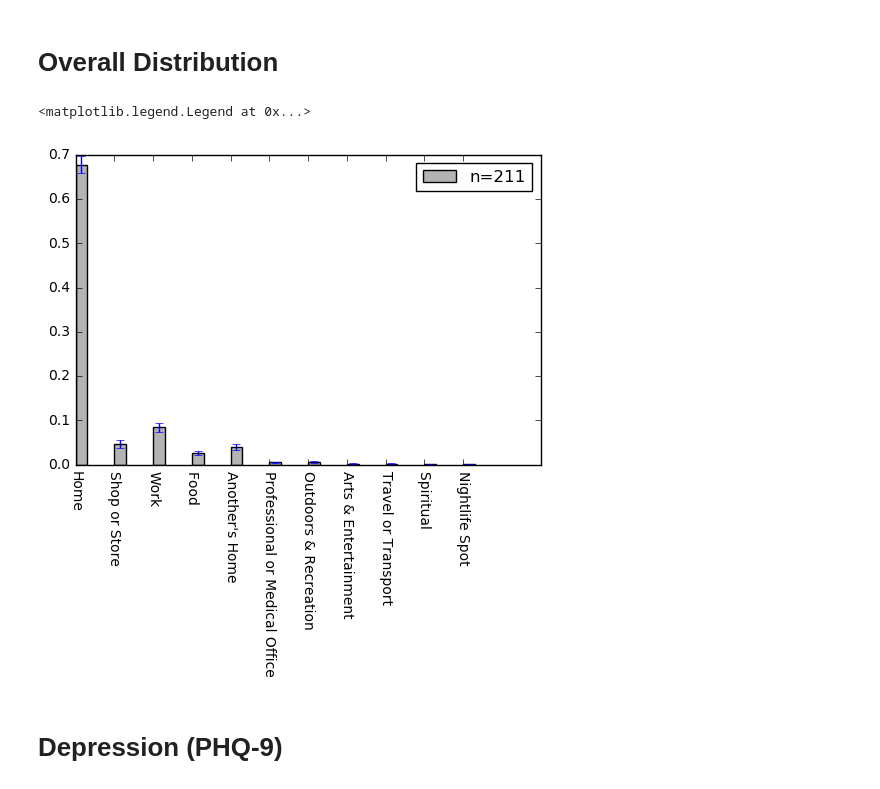
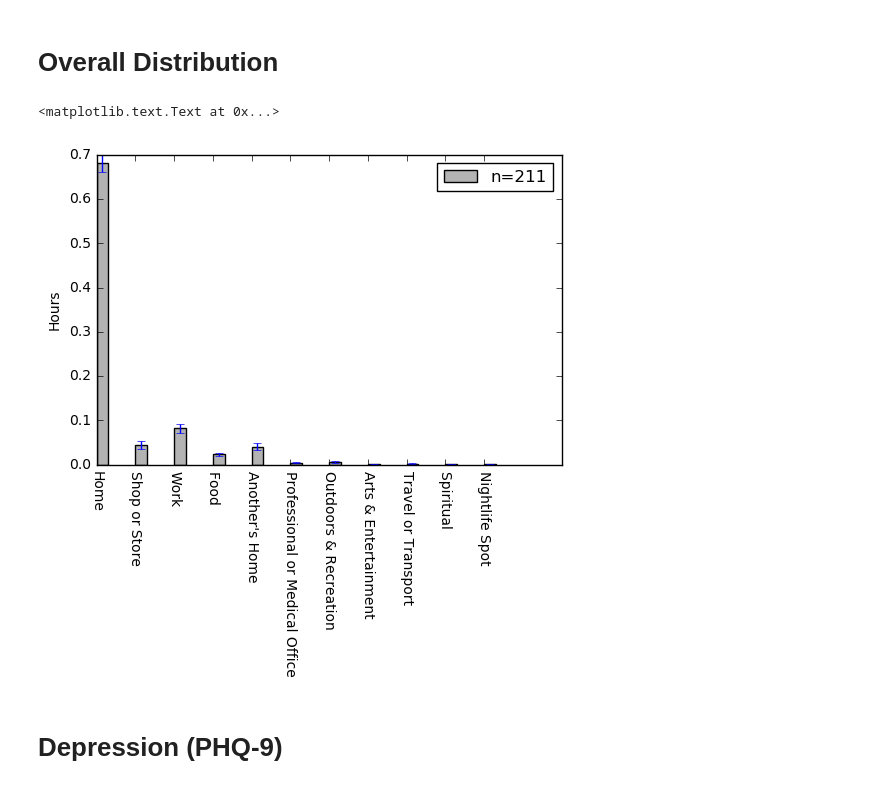
Before and after one commit to sosata/CS120DataAnalysis, a Jupyter notebook: SemanticLocation/show_locations.ipynb, the cells around one changed output. Cells and saved outputs as stored; diff of their text form; code cells hidden in the pictures.

```diff
--- a/SemanticLocation/show_locations.ipynb
+++ b/SemanticLocation/show_locations.ipynb
@@ -99,19 +112,20 @@ for filename in files:
 # %%
 # all subjects
 
 import matplotlib.pyplot as plt
 %matplotlib inline
 
 data_loc = data.loc[:,location_top]
 mean = np.mean(data_loc, axis=0)
 ci = np.std(data_loc, axis=0)/np.sqrt(data_loc.shape[0])
 
 plt.bar(np.arange(mean.size), mean, yerr=ci, width=.3, color=(0.7,0.7,0.7))
 plt.xticks(np.arange(mean.size), remove_parentheses(data_loc.columns), rotation=270)
 plt.legend(['n={}'.format(data_loc.shape[0])])
+plt.ylabel('Hours')
 # %% [output]
-<matplotlib.legend.Legend at 0x...>
+<matplotlib.text.Text at 0x...>
-[figure, old version]
+[figure, new version]
 # %% [markdown]
 # Depression (PHQ-9)
 # %%
```
Also changed, not shown: parts of 10 cells of this notebook, 13 other files.
